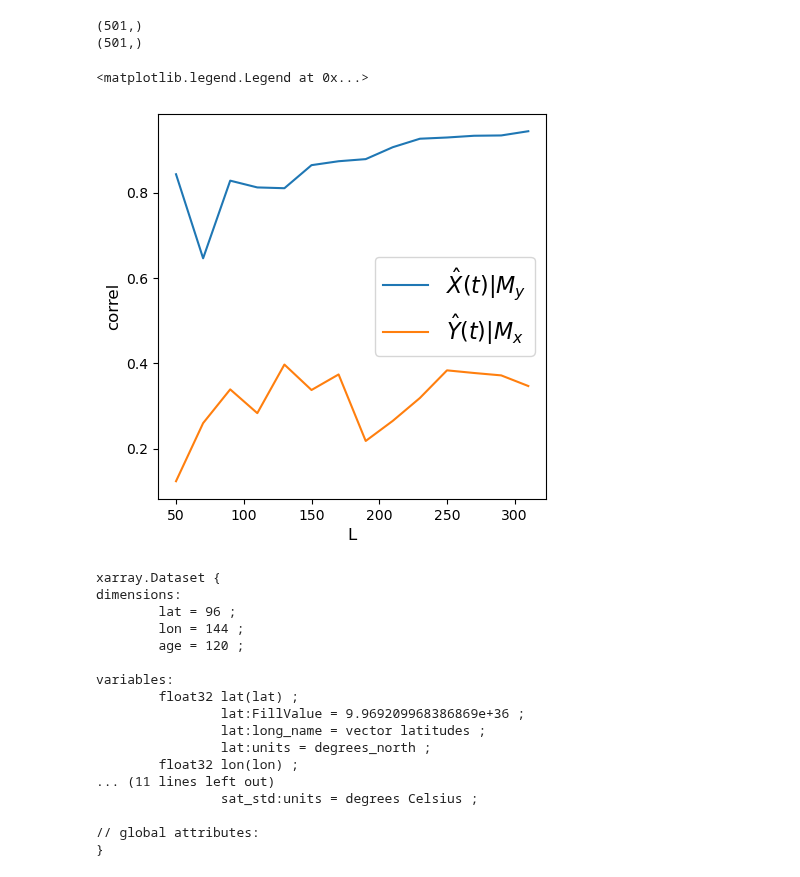
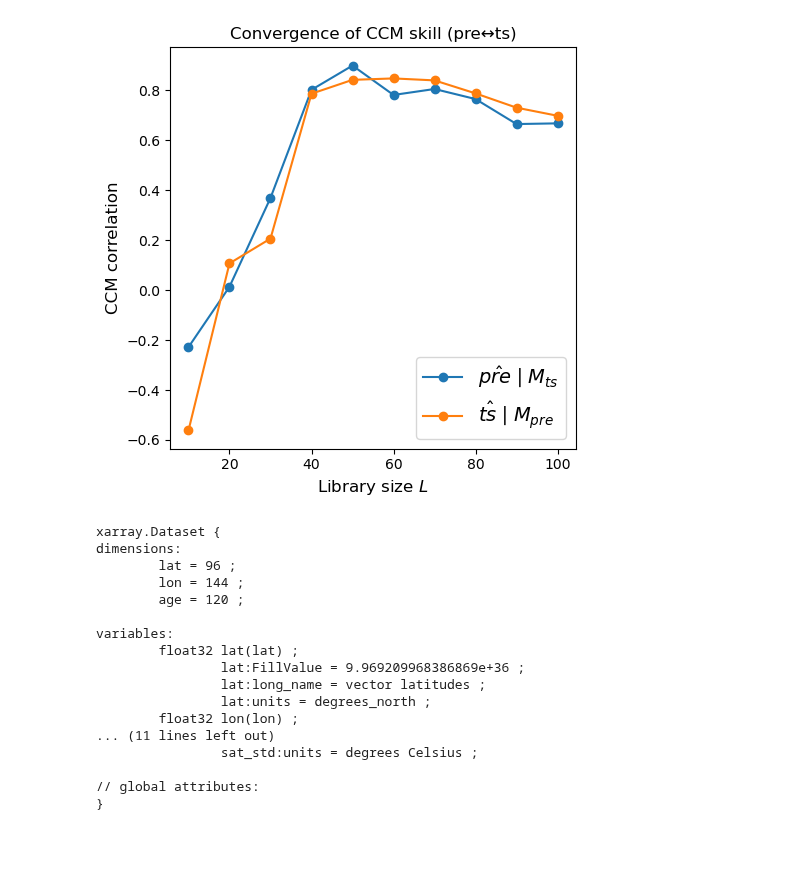
Before and after one commit to Peisong-Zheng/Inso_LGMR, a Jupyter notebook: CCM_from_scratch.ipynb, the cells around one changed output. Cells and saved outputs as stored; diff of their text form; code cells hidden in the pictures; blank space fills up the shorter version.

```diff
--- a/CCM_from_scratch.ipynb
+++ b/CCM_from_scratch.ipynb
@@ -189,57 +199,21 @@ plt.legend(prop={'size': 16})
-# %%
-import matplotlib.pyplot as plt
-
-# params
-r_x = 3.8
-r_y = 3.5
-B_xy = 0.02 # effect on x given y (effect of y on x)
-B_yx = 0.3 # effect on y given x (effect of x on y)
-
-X0 = 0.4 # initial val
-Y0 = 0.2 # initial val
-t = 500 # time steps
-
-
-def func_1(X, Y, r, B):
-    return X*(r - r*X - B*Y)
-
-
-X = [X0]
-Y = [Y0]
-for i in range(t):
-    X_ = func_1(X[-1], Y[-1], r_x, B_xy)
-    Y_ = func_1(Y[-1], X[-1], r_y, B_yx)
-    X.append(X_)
-    Y.append(Y_)
-
-# Looking at "convergence"
-L_range = range(50, 320, 20) # L values to test
-tau = 1
-E = 2
-
-# print the shape of X and Y
-print(np.shape(X))
-print(np.shape(Y))
-
-Xhat_My, Yhat_Mx = [], [] # correlation list
-for L in L_range:
-    ccm_XY = ccm(X, Y, tau, E, L) # define new ccm object # Testing for X -> Y
-    ccm_YX = ccm(Y, X, tau, E, L) # define new ccm object # Testing for Y -> X
-    Xhat_My.append(ccm_XY.causality()[0])
-    Yhat_Mx.append(ccm_YX.causality()[0])
-
-# plot convergence as L->inf. Convergence is necessary to conclude causality
-plt.figure(figsize=(5,5))
-plt.plot(L_range, Xhat_My, label='$\hat{X}(t)|M_y$')
-plt.plot(L_range, Yhat_Mx, label='$\hat{Y}(t)|M_x$')
-plt.xlabel('L', size=12)
-plt.ylabel('correl', size=12)
-plt.legend(prop={'size': 16})
-# %% [output]
-(501,)
-(501,)
-<matplotlib.legend.Legend at 0x...>
-[figure, removed]
+# %%
+import xarray as xr
+import pandas as pd
+import numpy as np
+
+
+ds_sat_diff = xr.open_dataset('LGMR_data/ds_sat_diff.nc')
+df_pre = pd.read_csv(r"D:\VScode\Inso_LGMR\inso_data\pre.csv")
+
+ts=ds_sat_diff['sat_diff'].isel(lat=80, lon=0).values
+pre=df_pre['pre'].values
+
+Xhat, Yhat = run_ccm(pre, ts, tau=1, E=3,
+                     L_min=10, L_max=110, L_step=10,
+                     x_name='pre',
+                     y_name='ts')
+# %% [output]
+[figure, added]
 # %%
 
 import xarray as xr
```
Also changed, not shown: parts of 3 cells of this notebook, 3 other files.
